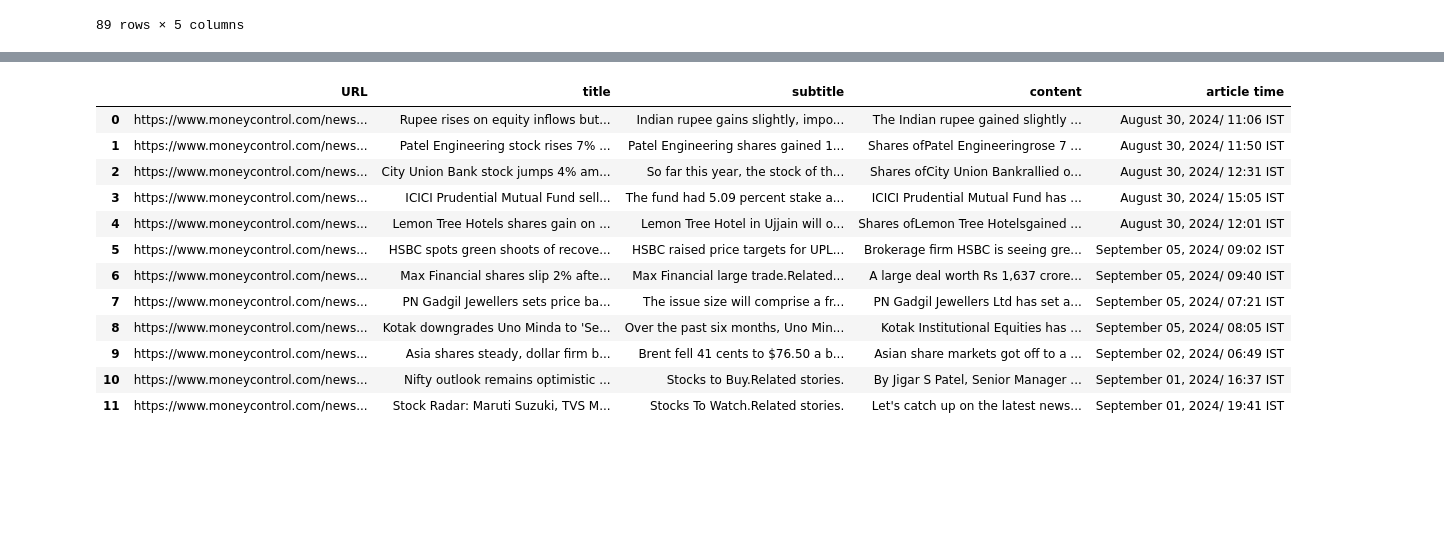
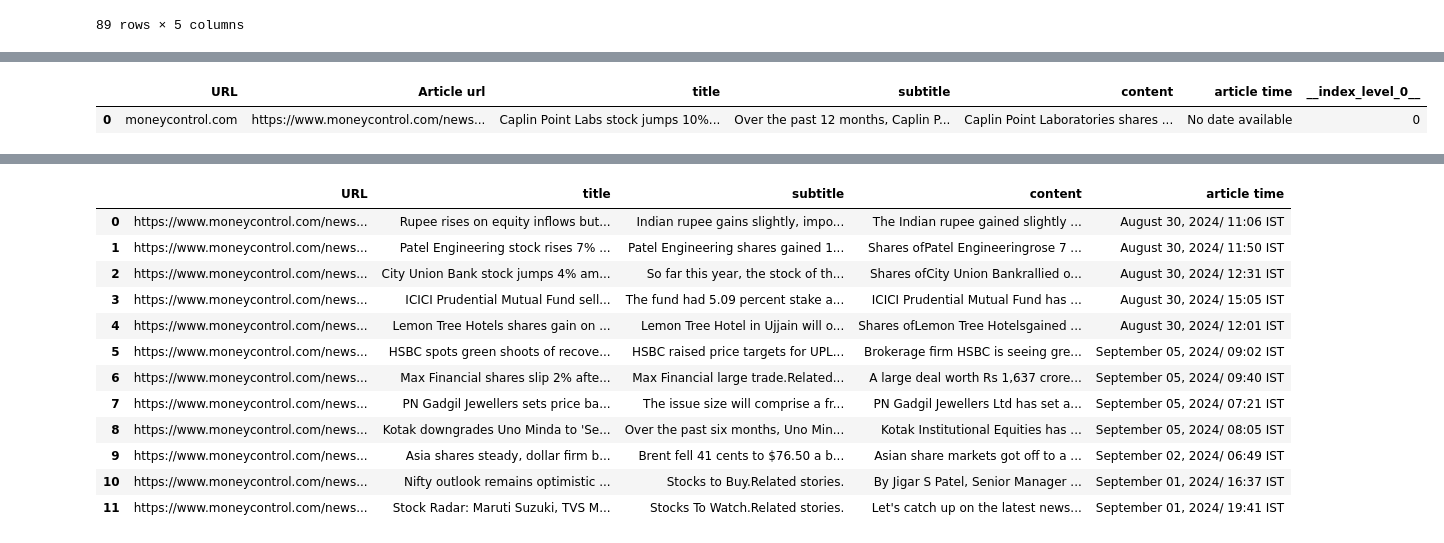
Before and after one commit to LogeshChandran/LLM_news, a Jupyter notebook: moneycontrol_data_get/work.ipynb, the cells around one changed output, grey strips where cells are left out. Saved outputs shown, nothing was run; the diff lists cells and outputs as text; code cells hidden in the pictures; blank space fills up the shorter version.

```diff
--- a/moneycontrol_data_get/work.ipynb
+++ b/moneycontrol_data_get/work.ipynb
@@ -241,2 +291,7 @@ len(existing_data_df['URL'].unique())
+# %%
+existing_data_df
+# %% [output]
+|  | URL | Article url | title | subtitle | content | article time | __index_level_0__ |
+| 0 | moneycontrol.com | https://www.moneycontrol.com/news... | Caplin Point Labs stock jumps 10%... | Over the past 12 months, Caplin P... | Caplin Point Laboratories shares ... | No date available | 0 |
 # %%
 merged_data_df = merge_datasets(existing_data_df, news_data_df)
```
Also changed, not shown: parts of 9 cells of this notebook, 3 other files.
